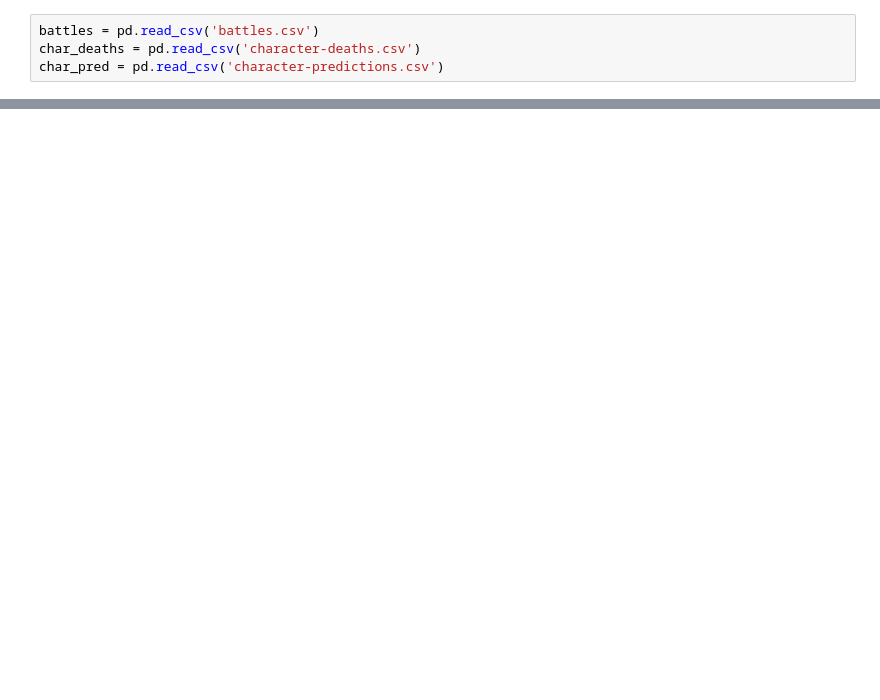
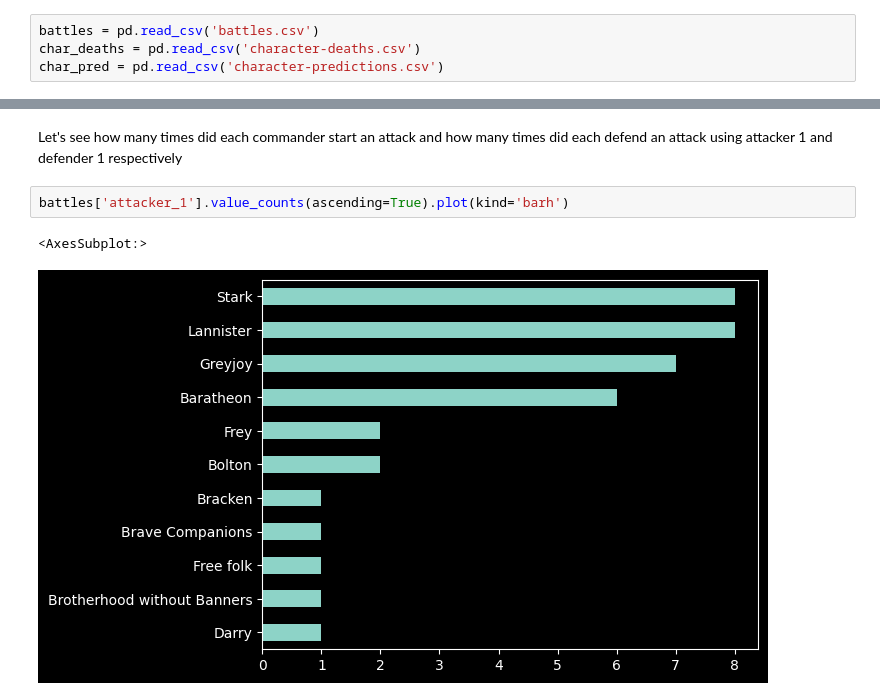
Before and after one commit to TelRich/GOT_Character_Death_Prediction, a Jupyter notebook: got_prjt.ipynb, the cells around one changed output, grey strips where cells are left out. Drawn from its saved outputs; the diff is of its cells as text; blank space fills up the shorter version.

```diff
--- a/got_prjt.ipynb
+++ b/got_prjt.ipynb
@@ -18,0 +109,7 @@ battles.head()
+# %% [markdown]
+Let's see how many times did each commander start an attack and how many times did each defend an attack using attacker 1 and defender 1 respectively
+# %%
+battles['attacker_1'].value_counts(ascending=True).plot(kind='barh')
+# %% [output]
+<AxesSubplot:>
+[figure, added]
```
Also changed, not shown: parts of 78 cells of this notebook, 1 other file.
